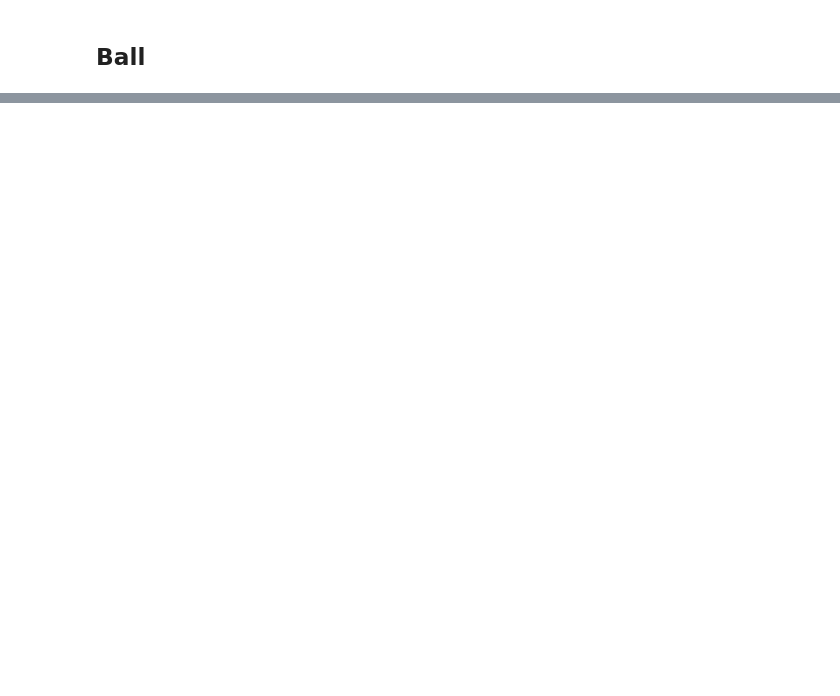
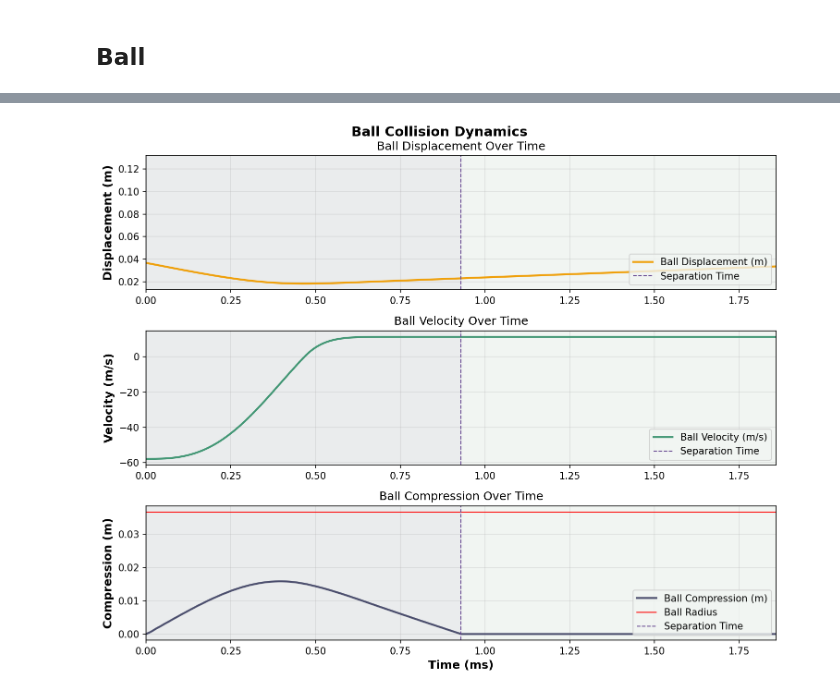
Before and after one commit to navawolfish/bat-ball-collision-model, a Jupyter notebook: do_integration.ipynb, the cells around one changed output, grey strips where cells are left out. Cells and saved outputs as stored; diff of their text form; code cells hidden in the pictures; blank space fills up the shorter version.

```diff
--- a/do_integration.ipynb
+++ b/do_integration.ipynb
@@ -603,0 +435,35 @@ def hysteresis_curve(u, k = 6.533107, alpha = 1.84):
+# %%
+fig, ax = plt.subplots(3, figsize=(10, 9))
+
+u = Rb - (result['yb'] - result['y_sol'][impact_idx, :]) # compression of the ball over time
+u = np.maximum(u, 0) # ensure compression is non-negative
+
+t_sep = result['t_separation']
+
+plot_mask = standard_bat.t <= t_sep*1000000
+
+ax[0].plot(standard_bat.t[plot_mask] * 1e3, standard_bat.ball.yb[plot_mask], label='Ball Displacement (m)', color = colors[0])
+ax[1].plot(standard_bat.t[plot_mask] * 1e3, standard_bat.ball.yb_dot[plot_mask], label='Ball Velocity (m/s)', color = colors[1])
+ax[2].plot(standard_bat.t[plot_mask] * 1e3, u[plot_mask], label='Ball Compression (m)', color = colors[2])
+ax[2].axhline(y=Rb, color='r', label='Ball Radius', linewidth=1)
+
+ax[0].set_title('Ball Displacement Over Time', fontsize = 12, fontweight='normal')
+ax[0].set_ylabel('Displacement (m)')
+ax[1].set_title('Ball Velocity Over Time', fontsize = 12, fontweight='normal')
+ax[1].set_ylabel('Velocity (m/s)')
+ax[2].set_title('Ball Compression Over Time', fontsize = 12, fontweight='normal')
+ax[2].set_xlabel('Time (ms)')
+ax[2].set_ylabel('Compression (m)')
+
+
+#on all subplots, add vertical line at t_sep, shade until t_sep
+for a in ax:
+    a.axvline(x=t_sep*1e3, color=colors[3], linestyle='--', label='Separation Time', linewidth=1)
+    a.axvspan(0, t_sep*1e3, color=colors[3], alpha=0.05)
+    a.set_xlim(0, t_sep*2e3)
+    a.legend(loc = 'lower right')
+
+fig.suptitle('Ball Collision Dynamics', fontsize=14, fontweight='bold', y=0.92)
+plt.tight_layout(rect=[0, 0.03, 1, 0.95])
+# %% [output]
+[figure, added]
```
Also changed, not shown: parts of 29 cells of this notebook, 13 other files.
